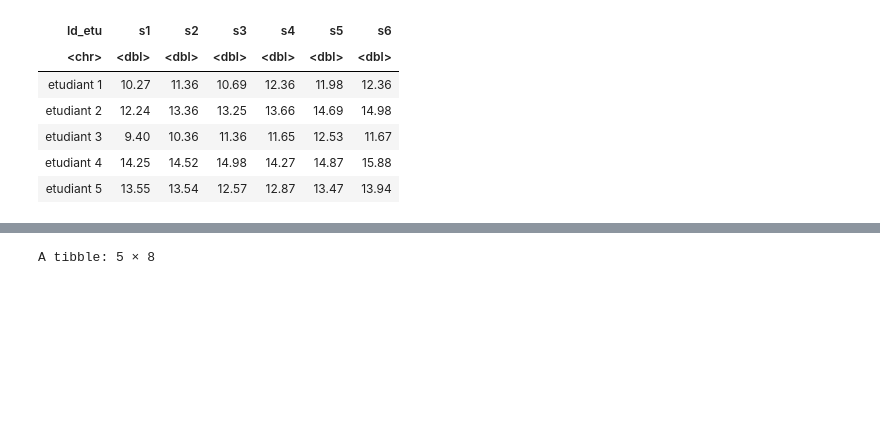
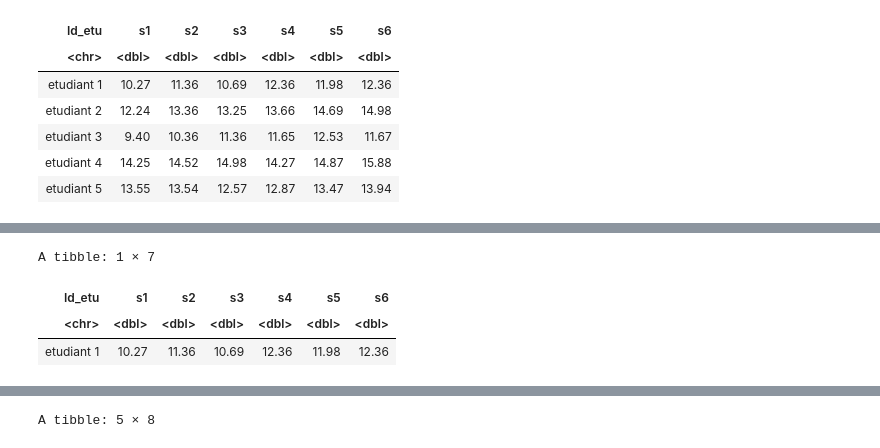
Before and after one commit to TaoHuaLiu/statisitiques, a Jupyter notebook: tp3.ipynb, the cells around one changed output, grey strips where cells are left out. Cells and saved outputs as stored; diff of their text form; code cells hidden in the pictures; blank space fills up the shorter version.

```diff
--- a/tp3.ipynb
+++ b/tp3.ipynb
@@ -77,0 +59,7 @@ semestres <- 2:7
+# %%
+data[1,]
+# %% [output]
+A tibble: 1 × 7
+| Id_etu | s1 | s2 | s3 | s4 | s5 | s6 |
+| <chr> | <dbl> | <dbl> | <dbl> | <dbl> | <dbl> | <dbl> |
+| etudiant 1 | 10.27 | 11.36 | 10.69 | 12.36 | 11.98 | 12.36 |
```
Also changed, not shown: parts of 16 cells of this notebook.
